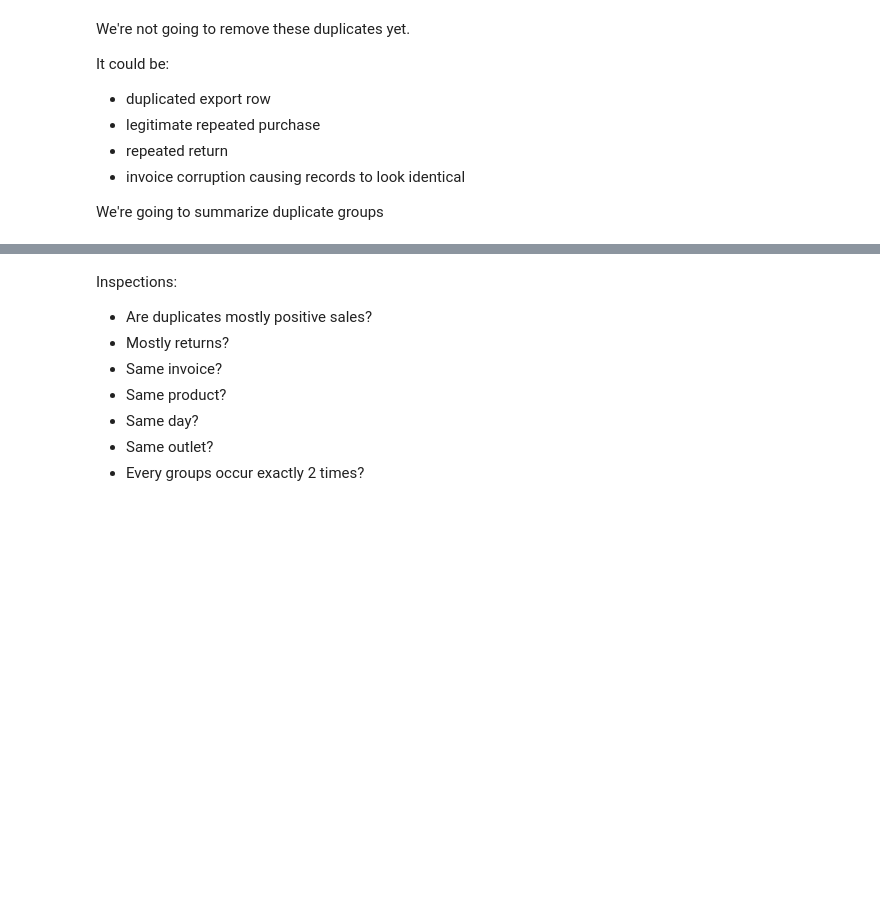
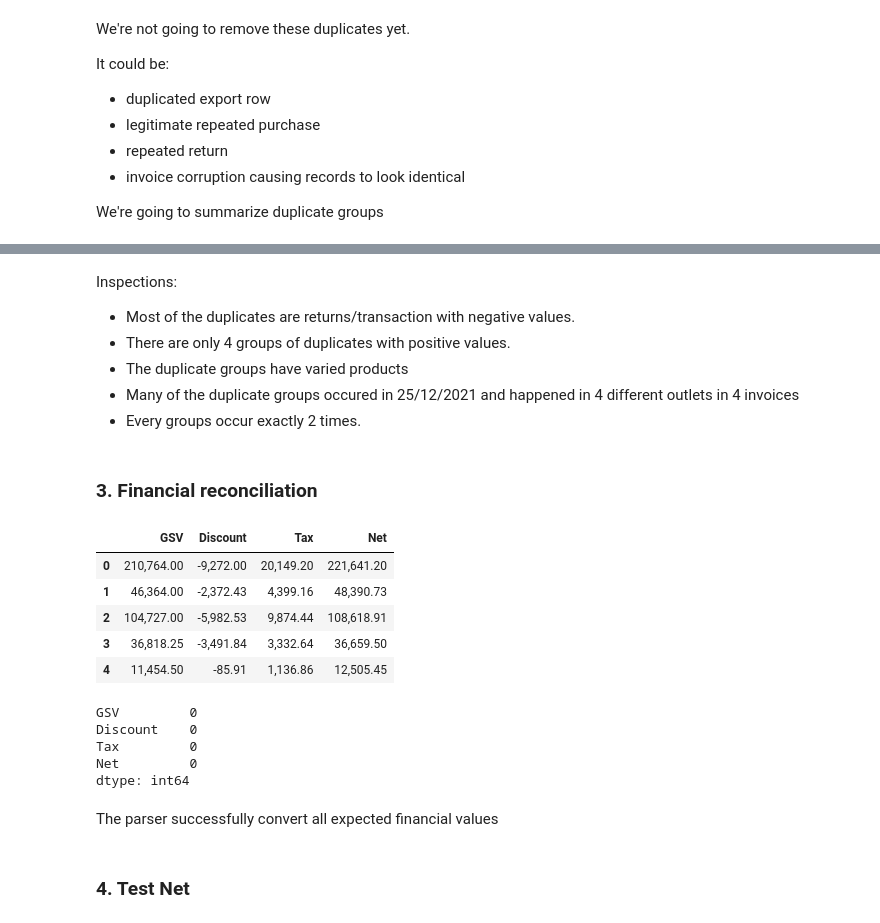
Before and after one commit to Thomasfilemon/pasar-rau-sales-analysis, a Jupyter notebook: notebooks/01_data_understanding.ipynb, the cells around one changed output, grey strips where cells are left out. Drawn from its saved outputs; the diff is of its cells as text; code cells hidden in the pictures; blank space fills up the shorter version.

```diff
--- a/notebooks/01_data_understanding.ipynb
+++ b/notebooks/01_data_understanding.ipynb
@@ -757,10 +757,58 @@ duplicate_groups.head(20)
 | 19 | 51 | 12 | 4 | 93047001 | PT. FAJAR PANGAN LESTARI | 30 | SAEFUL EFENDI | 21003000647-02 | 25/12/2021 | 367301000600329508 | ... |
 # %% [markdown]
 Inspections:
-- Are duplicates mostly positive sales?
-- Mostly returns?
-- Same invoice?
-- Same product?
-- Same day?
-- Same outlet?
-- Every groups occur exactly 2 times?
+- Most of the duplicates are returns/transaction with negative values.
+- There are only 4 groups of duplicates with positive values.
+- The duplicate groups have varied products
+- Many of the duplicate groups occured in 25/12/2021 and happened in 4 different outlets in 4 invoices
+- Every groups occur exactly 2 times.
+# %% [markdown]
+### 3. Financial reconciliation
+# %%
+def parse_indonesian_number(value):
+    if pd.isna(value):
+        return np.nan
+
+    value = str(value).strip()
+
+    if value == "":
+        return np.nan
+
+    # If both separators exist, assume:
+    # dot = thousands separator
+    # comma = decimal separator
+    if "." in value and "," in value:
+        value = value.replace(".", "").replace(",", ".")
+
+    # If only comma exists, treat comma as decimal separator
+    elif "," in value:
+        value = value.replace(",", ".")
+
+    return pd.to_numeric(value, errors="coerce")
+# %%
+financial_cols = ["GSV", "Discount", "Tax", "Net"]
+
+financial_temp = df[financial_cols].apply(
+    lambda col: col.map(parse_indonesian_number)
+)
+
+financial_temp.head()
+# %% [output]
+|  | GSV | Discount | Tax | Net |
+| 0 | 210,764.00 | -9,272.00 | 20,149.20 | 221,641.20 |
+| 1 | 46,364.00 | -2,372.43 | 4,399.16 | 48,390.73 |
+| 2 | 104,727.00 | -5,982.53 | 9,874.44 | 108,618.91 |
+| 3 | 36,818.25 | -3,491.84 | 3,332.64 | 36,659.50 |
+| 4 | 11,454.50 | -85.91 | 1,136.86 | 12,505.45 |
+# %%
+financial_temp.isna().sum()
+# %% [output]
+GSV         0
+Discount    0
+Tax         0
+Net         0
+dtype: int64
+# %% [markdown]
+The parser successfully convert all expected financial values
+# %% [markdown]
+### 4. Test Net
```
Also changed, not shown: parts of 22 cells of this notebook, 6 other files.
